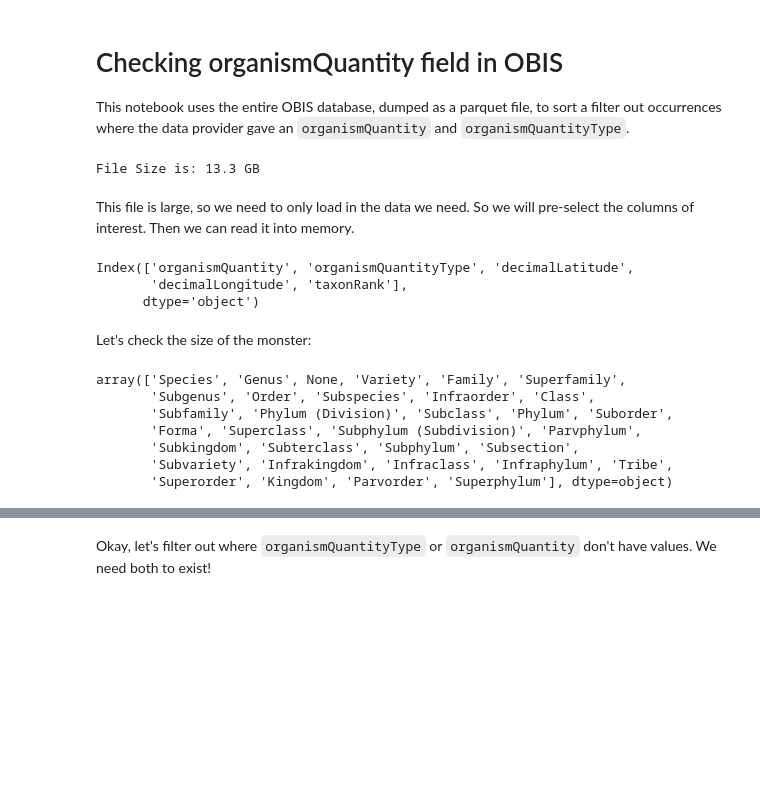
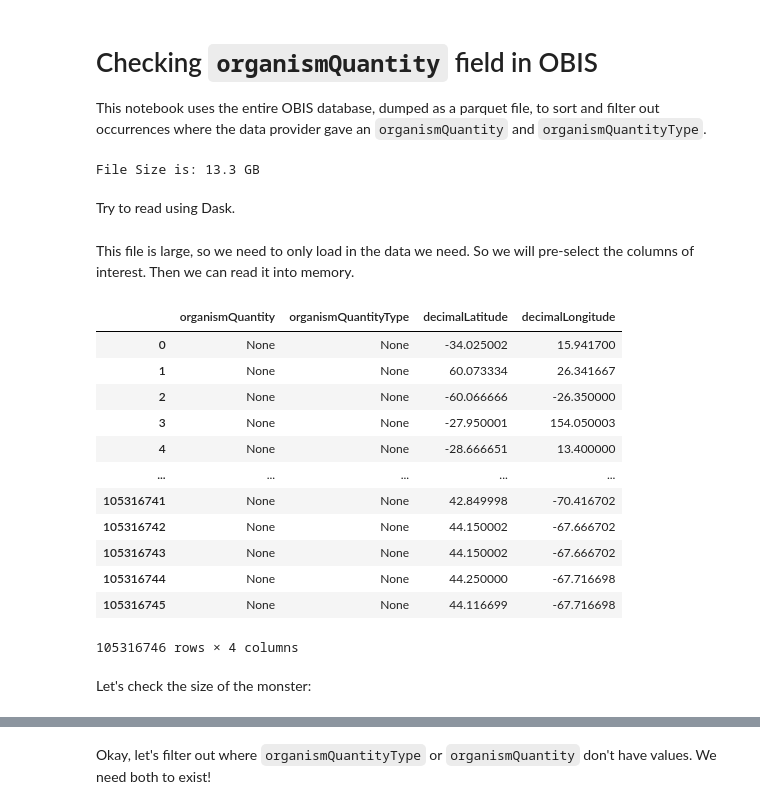
Before and after one commit to MathewBiddle/gbif_globe, a Jupyter notebook: organismQuantity_check.ipynb, the cells around one changed output, grey strips where cells are left out. Saved outputs shown, nothing was run; the diff lists cells and outputs as text; code cells hidden in the pictures; blank space fills up the shorter version.

Commit message:
cleaning up notebook adding other packages to env

```diff
--- a/organismQuantity_check.ipynb
+++ b/organismQuantity_check.ipynb
@@ -1,7 +1,7 @@
 # %% [markdown]
-# Checking organismQuantity field in OBIS
+# Checking `organismQuantity` field in OBIS
 
-This notebook uses the entire OBIS database, dumped as a parquet file, to sort a filter out occurrences where the data provider gave an `organismQuantity` and `organismQuantityType`.
+This notebook uses the entire OBIS database, dumped as a parquet file, to sort and filter out occurrences where the data provider gave an `organismQuantity` and `organismQuantityType`.
 # %%
 import humanize
 import os
@@ -16,3 +16,5 @@ file_size = humanize.naturalsize(os.path.getsize(file))
 print('File Size is:', file_size)
 # %% [output]
 File Size is: 13.3 GB
+# %% [markdown]
+Try to read using Dask.
@@ -21,27 +31,25 @@ This file is large, so we need to only load in the data we need. So we will pre-
 # %%
 columns = ['organismQuantity', 'organismQuantityType','decimalLatitude','decimalLongitude']
 
 df = pd.read_parquet(file, engine="fastparquet", columns=columns)
+
+df
+# %% [output]
+|  | organismQuantity | organismQuantityType | decimalLatitude | decimalLongitude |
+| 0 | None | None | -34.025002 | 15.941700 |
+| 1 | None | None | 60.073334 | 26.341667 |
+| 2 | None | None | -60.066666 | -26.350000 |
+| 3 | None | None | -27.950001 | 154.050003 |
+| 4 | None | None | -28.666651 | 13.400000 |
+| ... | ... | ... | ... | ... |
+| 105316741 | None | None | 42.849998 | -70.416702 |
+| 105316742 | None | None | 44.150002 | -67.666702 |
+| 105316743 | None | None | 44.150002 | -67.666702 |
+| 105316744 | None | None | 44.250000 | -67.716698 |
+| 105316745 | None | None | 44.116699 | -67.716698 |
+105316746 rows × 4 columns
-# %%
-#df = pd.read_parquet(file, engine="fastparquet")
-
-df.
-# %% [output]
-Index(['organismQuantity', 'organismQuantityType', 'decimalLatitude',
-       'decimalLongitude', 'taxonRank'],
-      dtype='object')
 # %% [markdown]
 Let's check the size of the monster:
-# %%
-df['taxonRank'].unique()
-# %% [output]
-array(['Species', 'Genus', None, 'Variety', 'Family', 'Superfamily',
-       'Subgenus', 'Order', 'Subspecies', 'Infraorder', 'Class',
-       'Subfamily', 'Phylum (Division)', 'Subclass', 'Phylum', 'Suborder',
-       'Forma', 'Superclass', 'Subphylum (Subdivision)', 'Parvphylum',
-       'Subkingdom', 'Subterclass', 'Subphylum', 'Subsection',
-       'Subvariety', 'Infrakingdom', 'Infraclass', 'Infraphylum', 'Tribe',
-       'Superorder', 'Kingdom', 'Parvorder', 'Superphylum'], dtype=object)
 # %%
 nbytes = df.memory_usage(index=True, deep=True)
 
```
Also changed, not shown: parts of 9 cells of this notebook, 1 other file.
